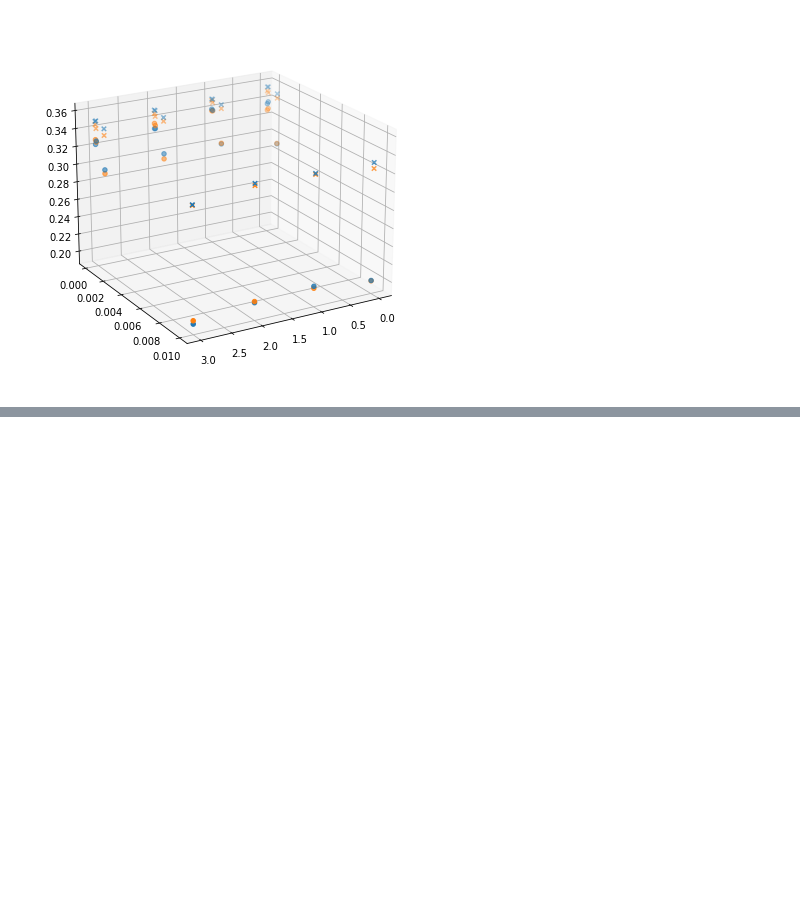
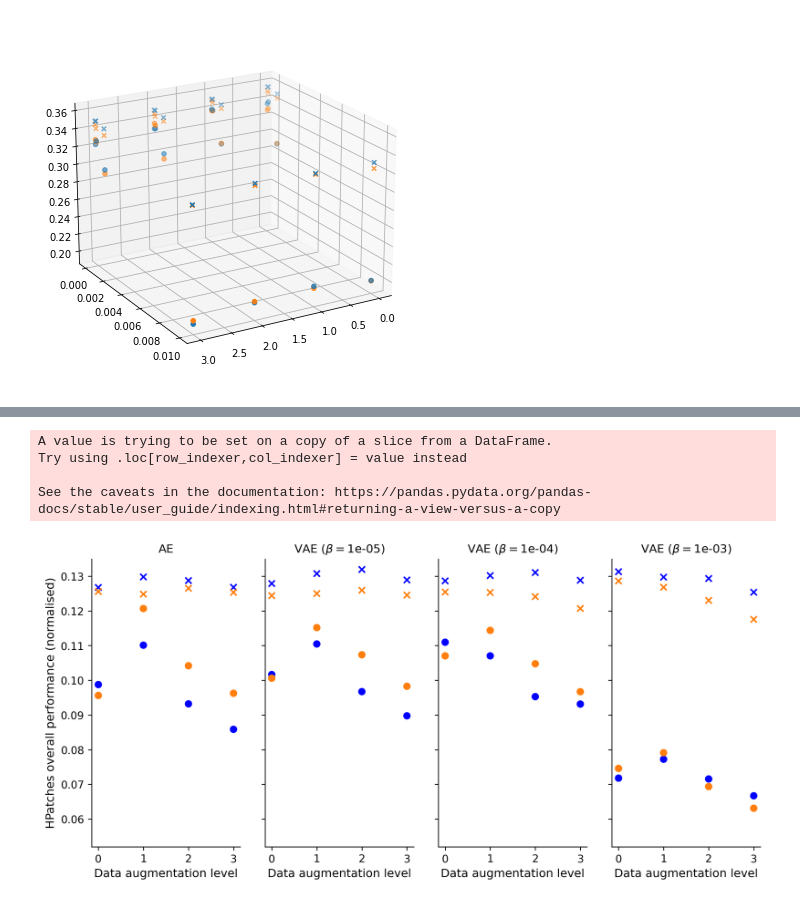
Before and after one commit to nimpy/sundry_segments, a Jupyter notebook: Playing_with_1Sweep2RuleEmALL_data.ipynb, the cells around one changed output, grey strips where cells are left out. Cells and saved outputs as stored; diff of their text form; code cells hidden in the pictures; blank space fills up the shorter version.

```diff
--- a/Playing_with_1Sweep2RuleEmALL_data.ipynb
+++ b/Playing_with_1Sweep2RuleEmALL_data.ipynb
@@ -339,13 +241,0 @@ array([0., 1.])
-# %%
-dfmsssim = sweep_ae_df.loc[sweep_ae_df['loss_fn'] == 'msssim']
-dfbce = sweep_ae_df.loc[sweep_ae_df['loss_fn'] == 'bce']
-
-ax1 = dfmsssim.plot.scatter(x='data_augm_level',
-                      y='hpatches_overall',
-                      c='Color',
-                      marker='x')
-
-ax2 = dfbce.plot.scatter(x='data_augm_level',
-                      y='hpatches_overall',
-                      c='Color',
-                      marker='o')
@@ -402,0 +370,19 @@ See the caveats in the documentation: https://pandas.pydata.org/pandas-docs/stab
+# %%
+fig, ax = plt.subplots(nrows=1, ncols=4, figsize=(10,5))
+fig.set_dpi(250)
+yaxis_min, yaxis_max = 0.052, 0.135
+ax[0] = dfScatter(sweep_ae_df, ax[0], vae_beta_norm=0, first=True, yaxis_min=yaxis_min, yaxis_max=yaxis_max, ycol='matching_overall')
+ax[1] = dfScatter(sweep_vaem5_df, ax[1], vae_beta_norm=0.00001, yaxis_min=yaxis_min, yaxis_max=yaxis_max, ycol='matching_overall')
+ax[2] = dfScatter(sweep_vaem4_df, ax[2], vae_beta_norm=0.0001, yaxis_min=yaxis_min, yaxis_max=yaxis_max, ycol='matching_overall')
+ax[3] = dfScatter(sweep_vaem3_df, ax[3], vae_beta_norm=0.001, yaxis_min=yaxis_min, yaxis_max=yaxis_max, ycol='matching_overall')
+# ax[4] = dfScatter(sweep_vaem2_df, ax[4], vae_beta_norm=0.01, yaxis_min=yaxis_min, yaxis_max=yaxis_max, ycol='matching_overall')
+
+fig.tight_layout(pad=2)
+fig.savefig('/home/niaki/Downloads/1Sweep2RuleEmALL_fig_matching_overall.pdf')
+plt.show()
+# %% [output]
+A value is trying to be set on a copy of a slice from a DataFrame.
+Try using .loc[row_indexer,col_indexer] = value instead
+
+See the caveats in the documentation: https://pandas.pydata.org/pandas-docs/stable/user_guide/indexing.html#returning-a-view-versus-a-copy
+[figure, added]
```
Also changed, not shown: parts of 16 cells of this notebook.
